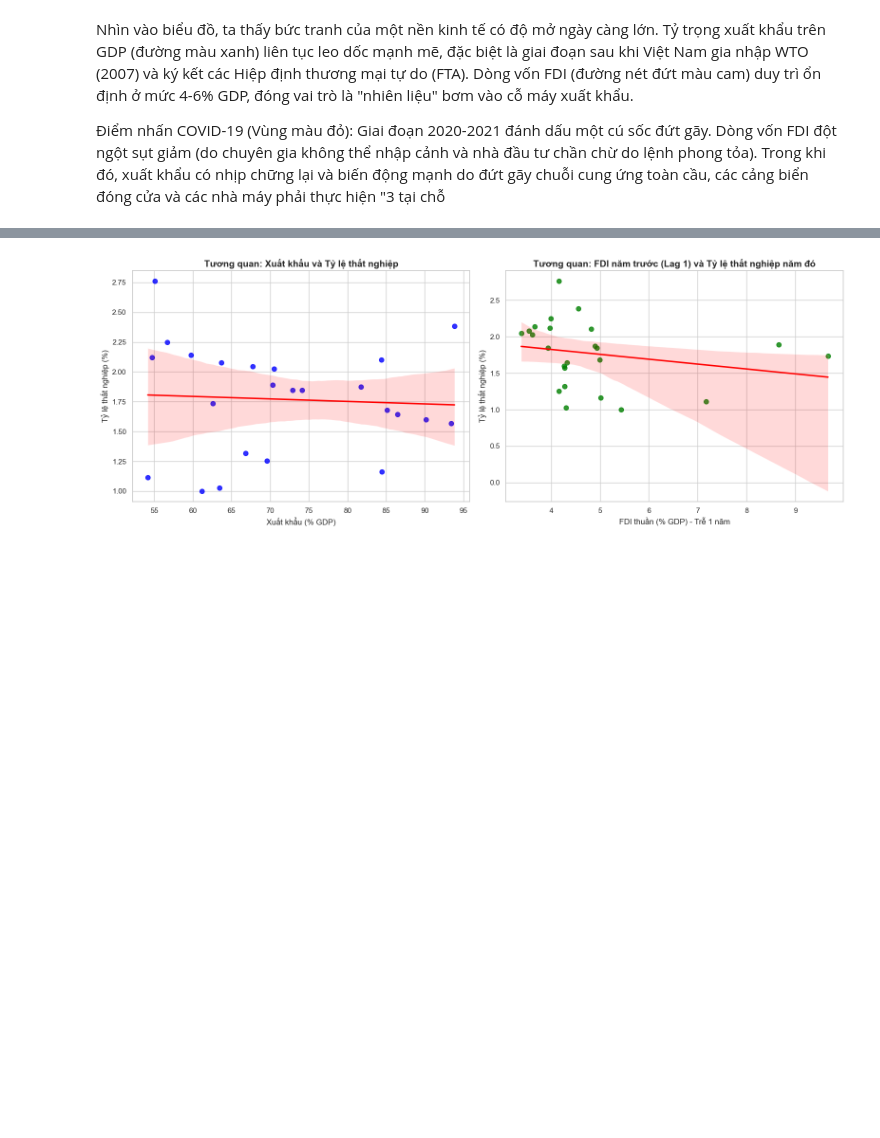
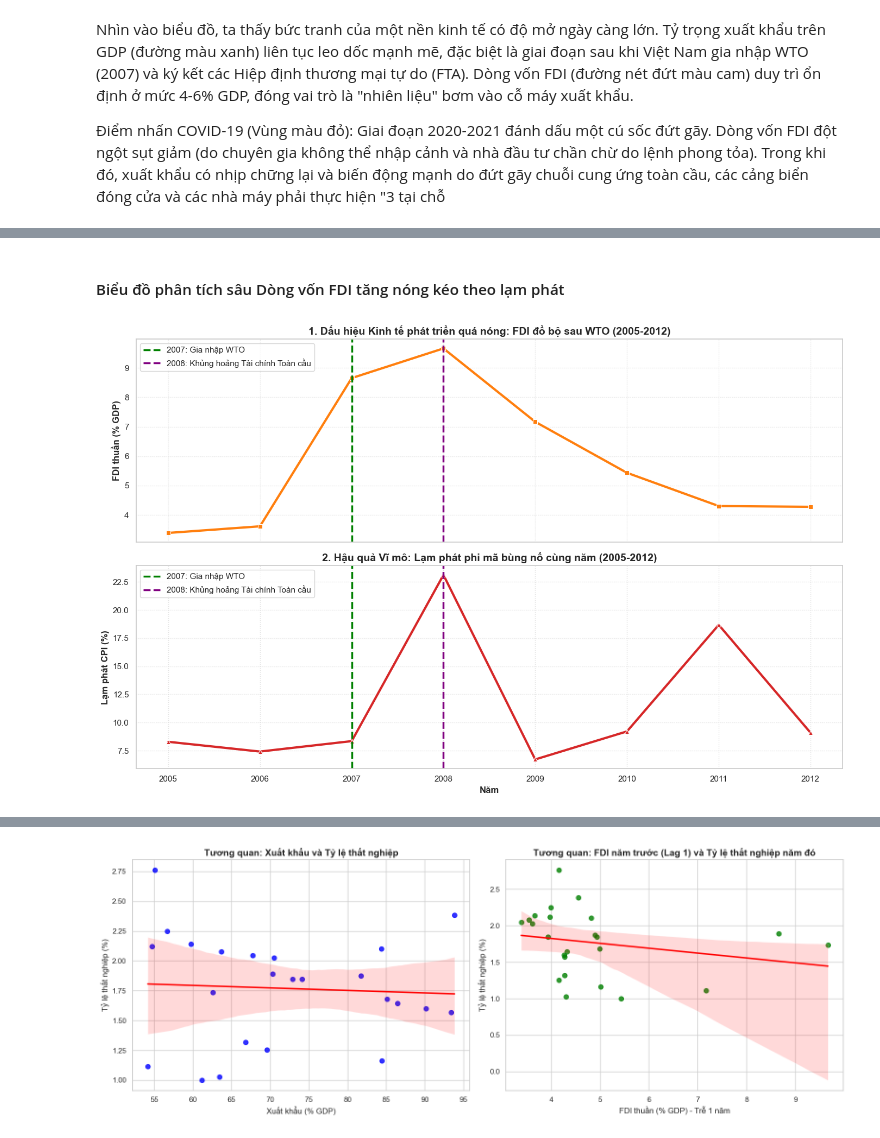
Before and after one commit to Zane-Theodore/data-analysis-project1, a Jupyter notebook: notebooks/visualization/export_fdi.ipynb, the cells around one changed output, grey strips where cells are left out. Drawn from its saved outputs; the diff is of its cells as text; code cells hidden in the pictures; blank space fills up the shorter version.

```diff
--- a/notebooks/visualization/export_fdi.ipynb
+++ b/notebooks/visualization/export_fdi.ipynb
@@ -70,0 +273,35 @@ Nhìn vào biểu đồ, ta thấy bức tranh của một nền kinh tế có
+# %% [markdown]
+#### Biểu đồ phân tích sâu Dòng vốn FDI tăng nóng kéo theo lạm phát
+# %%
+# Lọc dữ liệu từ 2005 đến 2012 để thấy rõ cả đà tăng và dư chấn sau khủng hoảng
+df_crisis = df[(df['year'] >= 2005) & (df['year'] <= 2012)]
+
+# Tạo biểu đồ xếp chồng (2 hàng) dùng chung trục X
+fig, axes = plt.subplots(nrows=2, ncols=1, figsize=(14, 9), sharex=True)
+
+# BIỂU ĐỒ 1: DÒNG VỐN FDI TĂNG NÓNG
+sns.lineplot(data=df_crisis, x='year', y='fdi_percent_gdp', color='tab:orange',
+             ax=axes[0], marker='s', linewidth=3)
+axes[0].set_title('1. Dấu hiệu Kinh tế phát triển quá nóng: FDI đổ bộ sau WTO (2005-2012)', fontsize=14, fontweight='bold')
+axes[0].set_ylabel('FDI thuần (% GDP)', fontweight='bold')
+
+# BIỂU ĐỒ 2: LẠM PHÁT PHI MÃ
+sns.lineplot(data=df_crisis, x='year', y='inflation_cpi', color='tab:red',
+             ax=axes[1], marker='^', linewidth=3)
+axes[1].set_title('2. Hậu quả Vĩ mô: Lạm phát phi mã bùng nổ cùng năm (2005-2012)', fontsize=14, fontweight='bold')
+axes[1].set_ylabel('Lạm phát CPI (%)', fontweight='bold')
+axes[1].set_xlabel('Năm', fontweight='bold')
+
+# Thêm highlight các mốc lịch sử cho cả 2 biểu đồ
+for ax in axes:
+    ax.axvline(x=2007, color='green', linestyle='--', linewidth=2.5, label='2007: Gia nhập WTO')
+    ax.axvline(x=2008, color='purple', linestyle='--', linewidth=2.5, label='2008: Khủng hoảng Tài chính Toàn cầu')
+
+    # Làm đẹp lưới và thêm legend
+    ax.grid(True, linestyle=':', alpha=0.6)
+    ax.legend(loc='upper left')
+
+plt.tight_layout()
+plt.show()
+# %% [output]
+[figure, added]
```
Also changed, not shown: parts of 10 cells of this notebook, 1 other file.
